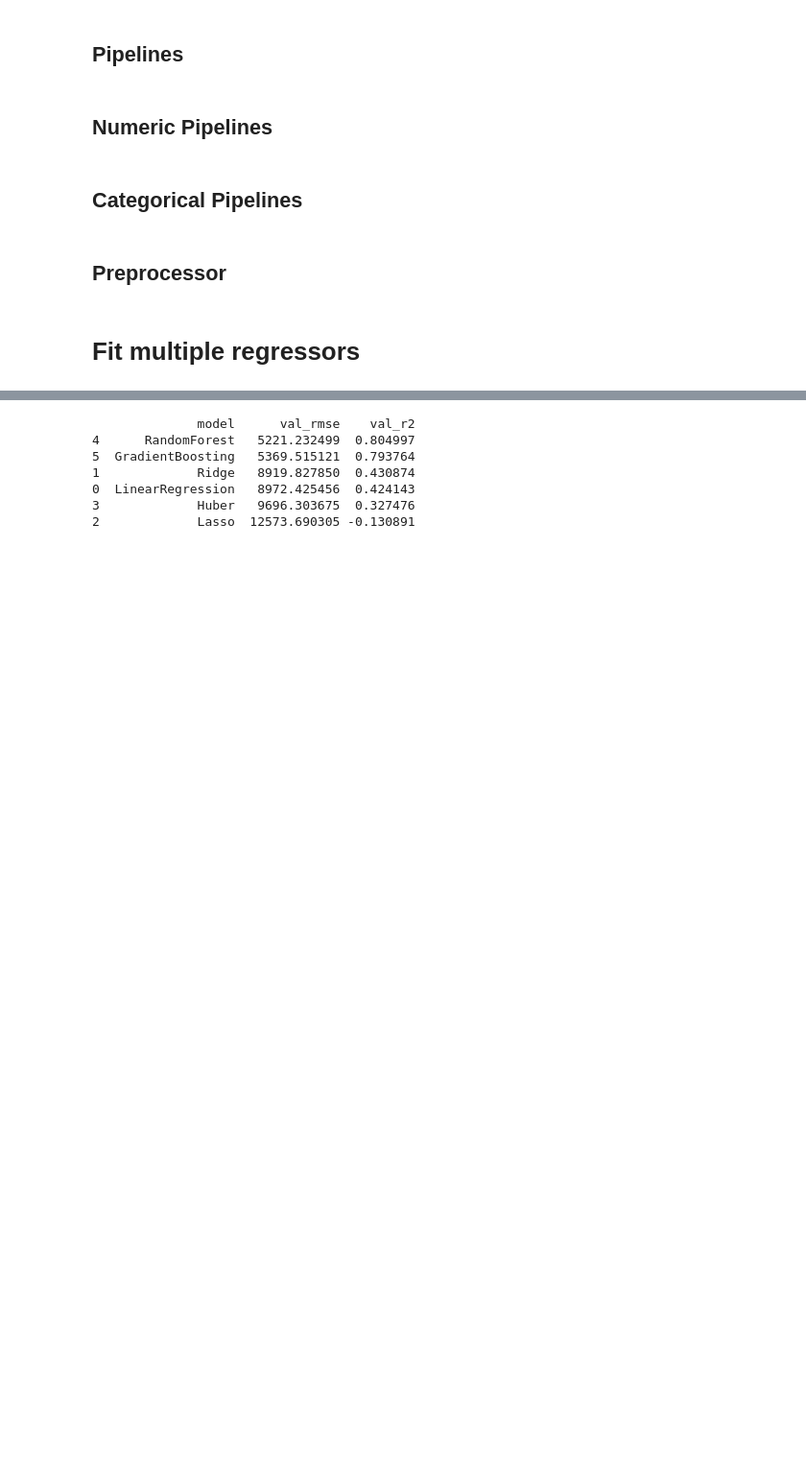
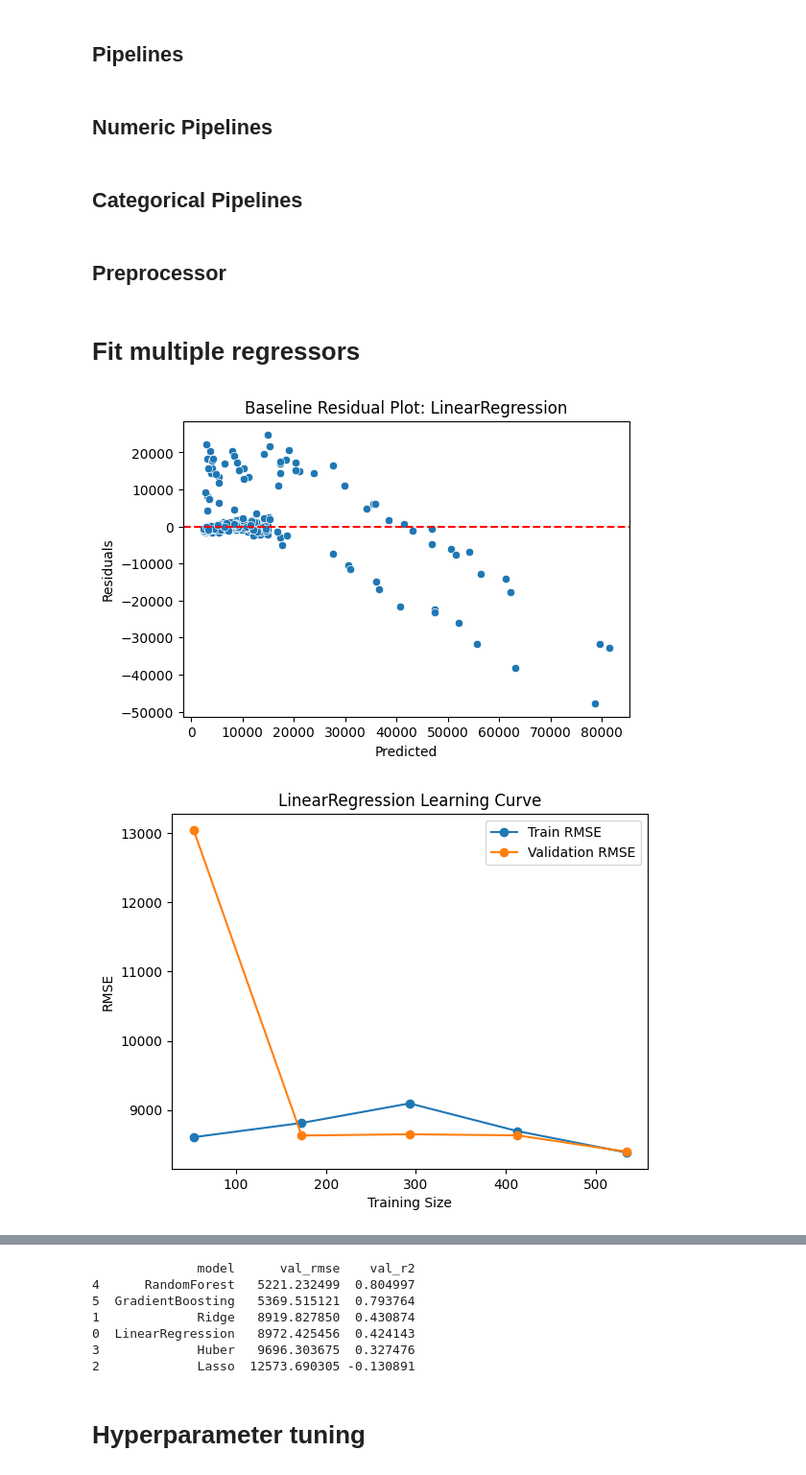
Before and after one commit to bijay-odyssey/Regression, a Jupyter notebook: Medical Insurance Forecast/Medical Insurance Forecast Model.ipynb, the cells around one changed output, grey strips where cells are left out. Shown at 96% size. Drawn from its saved outputs; the diff is of its cells as text; code cells hidden in the pictures; blank space fills up the shorter version.

Commit message:
| Medical Insurance Forecast Model | final test

```diff
--- a/Medical Insurance Forecast/Medical Insurance Forecast Model.ipynb
+++ b/Medical Insurance Forecast/Medical Insurance Forecast Model.ipynb
@@ -139,9 +139,32 @@ from sklearn.linear_model import LinearRegression, Ridge, Lasso, HuberRegressor
 from sklearn.ensemble import RandomForestRegressor, GradientBoostingRegressor
 from sklearn.metrics import mean_squared_error, r2_score
 from sklearn.compose import TransformedTargetRegressor
+from sklearn.model_selection import learning_curve
+import matplotlib.pyplot as plt
+import seaborn as sns
 
 y_skew = pd.Series(y_train).skew()
 use_target_log = (abs(y_skew) > 1) and (y_train.min() >= 0)
+
+
+def plot_learning_curve(estimator, X, y, title='Learning Curve'):
+    train_sizes, train_scores, val_scores = learning_curve(
+        estimator, X, y, cv=3, scoring='neg_root_mean_squared_error',
+        train_sizes=np.linspace(0.1,1.0,5), n_jobs=-1
+    )
+    train_scores_mean = -np.mean(train_scores, axis=1)
+    val_scores_mean = -np.mean(val_scores, axis=1)
+
+    plt.figure()
+    plt.plot(train_sizes, train_scores_mean, 'o-', label='Train RMSE')
+    plt.plot(train_sizes, val_scores_mean, 'o-', label='Validation RMSE')
+    plt.xlabel('Training Size')
+    plt.ylabel('RMSE')
+    plt.title(title)
+    plt.legend()
+    plt.show()
+
+
 
 models = {
     'LinearRegression': LinearRegression(),
@@ -153,30 +176,43 @@ models = {
 }
 
 results = []
 
 for name, model in models.items():
     reg_pipe = Pipeline([
         ('preprocessor', preprocessor),
         ('model', model)
     ])
 
     if use_target_log:
         estimator = TransformedTargetRegressor(
             regressor = reg_pipe,
             func = np.log1p,
             inverse_func = np.expm1
         )
     else:
         estimator = reg_pipe
 
     estimator.fit(X_train, y_train)
     y_val_pred = estimator.predict(X_val)
 
     rmse = mean_squared_error(y_val, y_val_pred, squared=False)
     r2 = r2_score(y_val, y_val_pred)
 
+    residuals = y_val - y_val_pred
+    plt.figure(figsize=(6,4))
+    sns.scatterplot(x=y_val_pred, y=residuals)
+    plt.axhline(0, color='r', linestyle='--')
+    plt.xlabel('Predicted')
+    plt.ylabel('Residuals')
+    plt.title(f'Baseline Residual Plot: {name}')
+    plt.show()
+
+    plot_learning_curve(estimator, X_train, y_train, title=f'{name} Learning Curve')
+
     results.append({'model':name, 'val_rmse':rmse, 'val_r2':r2})
 
 results_df = pd.DataFrame(results).sort_values(by='val_rmse')
 print(results_df)
 # %% [output]
+[figure, added]
+[figure, added]
@@ -187,3 +233,5 @@ print(results_df)
 0  LinearRegression   8972.425456  0.424143
 3             Huber   9696.303675  0.327476
 2             Lasso  12573.690305 -0.130891
+# %% [markdown]
+# Hyperparameter tuning
```
Also changed, not shown: parts of 13 cells of this notebook.
